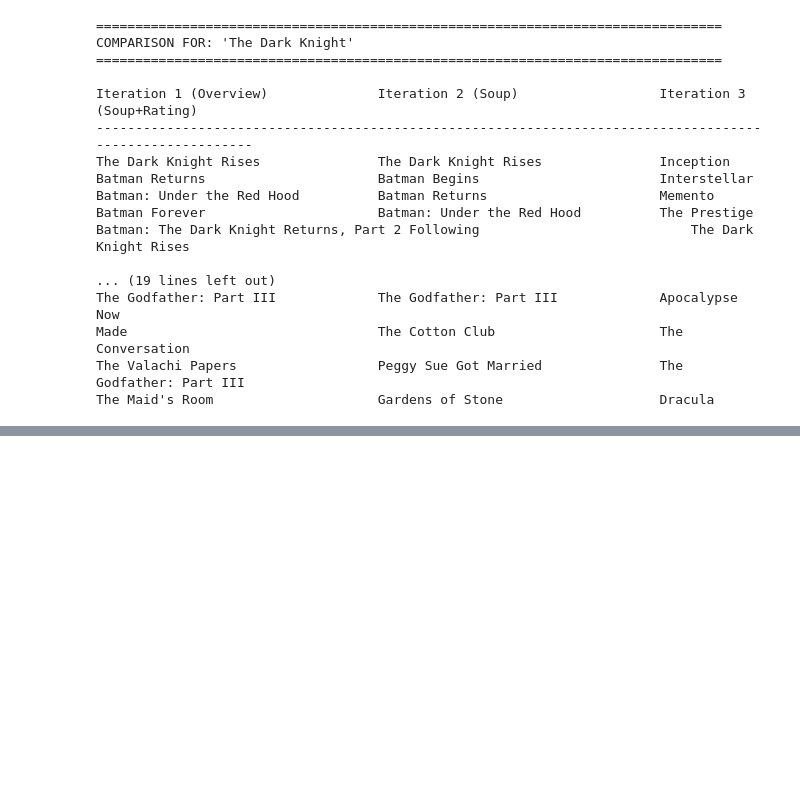
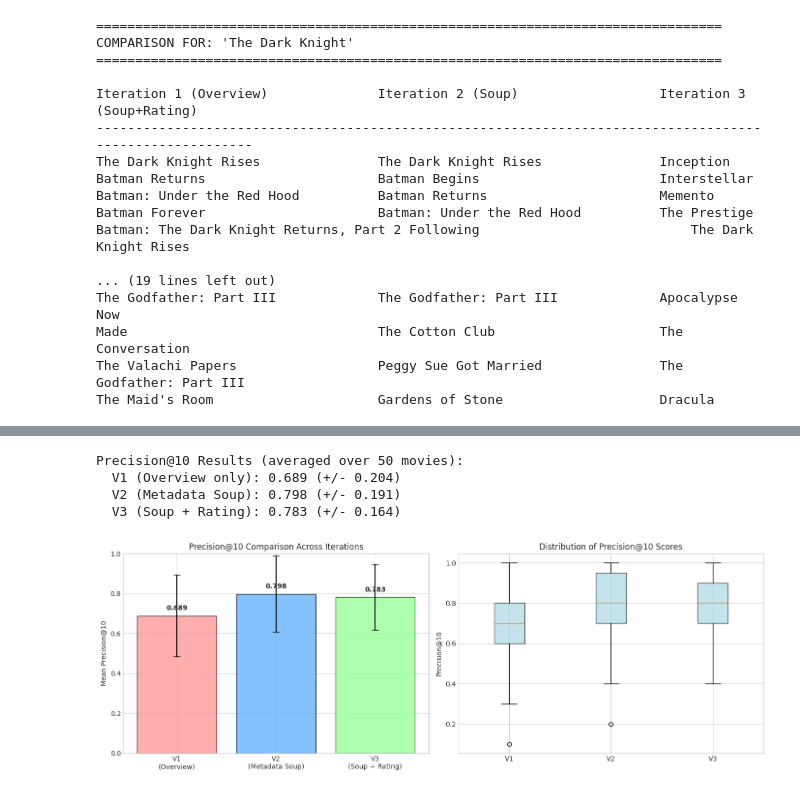
Before and after one commit to riso1410/ISA-Movie-Recommendation, a Jupyter notebook: notebooks/01_eda_and_preprocessing.ipynb, the cells around one changed output, grey strips where cells are left out. Saved outputs shown, nothing was run; the diff lists cells and outputs as text; code cells hidden in the pictures; blank space fills up the shorter version.

Commit message:
feat: add evaluation section with metrics and comparisons (1.2B)
Co-Authored-By: Claude Opus 4.6 <noreply@anthropic.com>

```diff
--- a/notebooks/01_eda_and_preprocessing.ipynb
+++ b/notebooks/01_eda_and_preprocessing.ipynb
@@ -733,0 +827,57 @@ The Maid's Room                     Gardens of Stone                    Dracula
+# %%
+# Sample movies that have enough votes for meaningful evaluation
+qualified_movies = smd[smd['vote_count'] >= m]['title'].tolist()
+np.random.seed(42)
+sample_movies = np.random.choice(qualified_movies, size=min(50, len(qualified_movies)), replace=False)
+
+# Calculate precision for all 3 versions
+p_v1, p_v2, p_v3 = [], [], []
+for movie in sample_movies:
+    p1 = precision_at_k(movie, get_recommendations_v1)
+    p2 = precision_at_k(movie, get_recommendations_v2)
+    p3 = precision_at_k(movie, get_recommendations_v3)
+    if not np.isnan(p1):
+        p_v1.append(p1)
+    if not np.isnan(p2):
+        p_v2.append(p2)
+    if not np.isnan(p3):
+        p_v3.append(p3)
+
+print(f"Precision@10 Results (averaged over {len(sample_movies)} movies):")
+print(f"  V1 (Overview only): {np.mean(p_v1):.3f} (+/- {np.std(p_v1):.3f})")
+print(f"  V2 (Metadata Soup): {np.mean(p_v2):.3f} (+/- {np.std(p_v2):.3f})")
+print(f"  V3 (Soup + Rating): {np.mean(p_v3):.3f} (+/- {np.std(p_v3):.3f})")
+# %% [output]
+Precision@10 Results (averaged over 50 movies):
+  V1 (Overview only): 0.689 (+/- 0.204)
+  V2 (Metadata Soup): 0.798 (+/- 0.191)
+  V3 (Soup + Rating): 0.783 (+/- 0.164)
+# %%
+# Visualization: Precision@10 comparison
+fig, axes = plt.subplots(1, 2, figsize=(14, 5))
+
+# Bar chart of mean precision
+versions = ['V1\n(Overview)', 'V2\n(Metadata Soup)', 'V3\n(Soup + Rating)']
+means = [np.mean(p_v1), np.mean(p_v2), np.mean(p_v3)]
+stds = [np.std(p_v1), np.std(p_v2), np.std(p_v3)]
+colors = ['#ff9999', '#66b3ff', '#99ff99']
+
+bars = axes[0].bar(versions, means, yerr=stds, color=colors, edgecolor='black', capsize=5, alpha=0.8)
+axes[0].set_ylabel('Mean Precision@10')
+axes[0].set_title('Precision@10 Comparison Across Iterations')
+axes[0].set_ylim(0, 1.0)
+for bar, mean in zip(bars, means):
+    axes[0].text(bar.get_x() + bar.get_width()/2., bar.get_height() + 0.02,
+                f'{mean:.3f}', ha='center', va='bottom', fontweight='bold')
+
+# Box plot of precision distributions
+axes[1].boxplot([p_v1, p_v2, p_v3], labels=['V1', 'V2', 'V3'], patch_artist=True,
+                boxprops=dict(facecolor='lightblue', alpha=0.7))
+axes[1].set_ylabel('Precision@10')
+axes[1].set_title('Distribution of Precision@10 Scores')
+
+plt.tight_layout()
+plt.savefig('../reports/figures/precision_comparison.png', dpi=150, bbox_inches='tight')
+plt.show()
+# %% [output]
+[figure, added]
```
Also changed, not shown: parts of 10 cells of this notebook, 3 other files.
